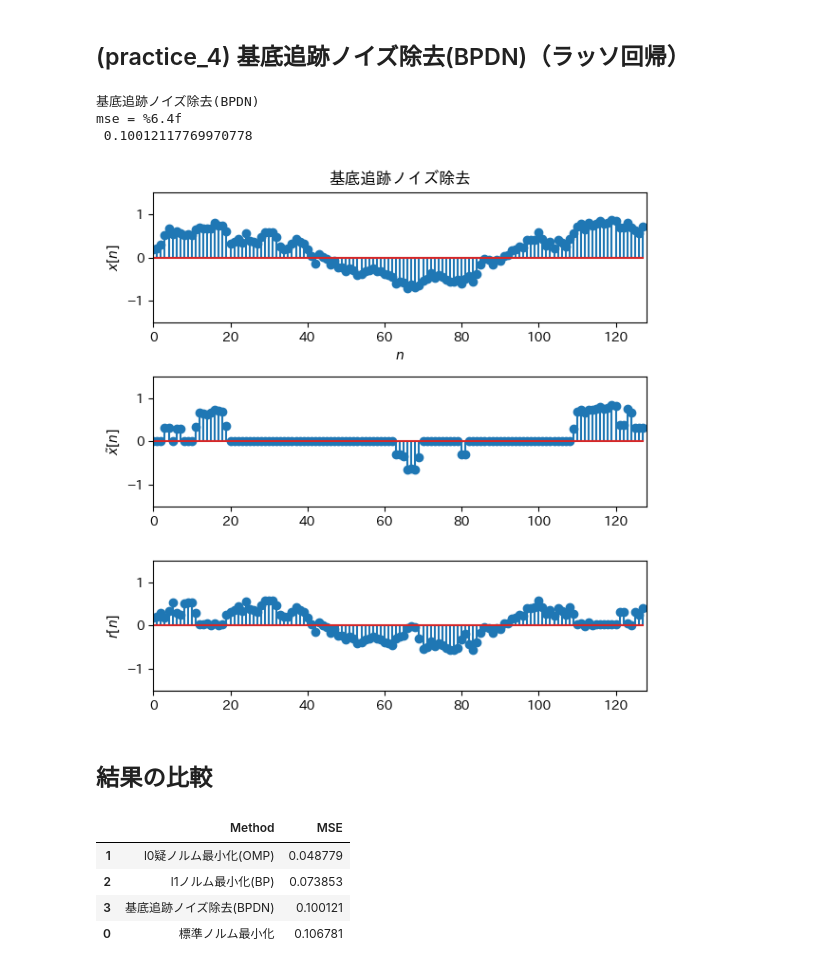
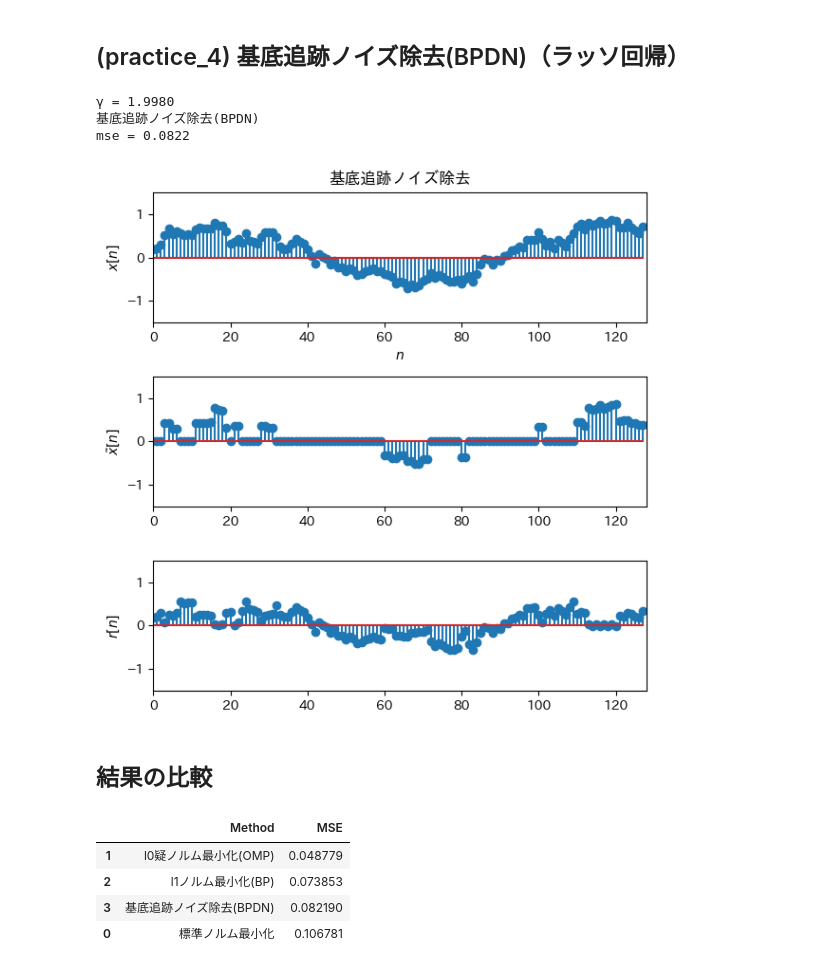
Before and after one commit to msiplab/AtipWork, a Jupyter notebook: python/sample_practice.ipynb, the cells around one changed output. Drawn from its saved outputs; the diff is of its cells as text; code cells hidden in the pictures.

```diff
--- a/python/sample_practice.ipynb
+++ b/python/sample_practice.ipynb
@@ -264,9 +261,13 @@ plt.ylabel('$x[n]$')
 plt.xlabel('$n$')
 plt.title('基底追跡ノイズ除去')
 
-# 係数の数，λ，収束条件の設定
+# 正則化パラメータλ，収束条件の設定
 lambda_ = 0.0306 # λ
 eps    = 1e-4  # ISTA の許容誤差（収束条件）
+
+# ステップサイズ0<γ<=2/βの設定
+gamma = (1-1e-3)* (2 / (np.linalg.norm(D,ord=2)**2))
+print("γ = %6.4f"%(gamma))
 
 # ソフト閾値関数
 soft_threshold = lambda x, th: np.sign(x) * np.maximum(np.abs(x) - th, 0)
@@ -279,39 +280,39 @@ while err > eps:
     ypre = y
     v = D @ ypre
     e = D.T @ (v - x)
-    y = soft_threshold(ypre - e, lambda_)
+    y = soft_threshold(ypre - gamma*e, lambda_)
     err = np.linalg.norm(y - ypre)**2 / np.linalg.norm(y)**2
 
 # 非線形近似
 y = y.ravel()
 ix = np.argsort(np.abs(y))[::-1]
 y[ix[K:]] = 0
 
 # 評価
 # 近似結果
 tx = D @ y
 plt.subplot(3,1,2)
 plt.stem(tx)
 plt.axis([0, N, -1.5, 1.5])
 plt.ylabel('$\\tilde{x}[n]$')
 
 # 近似誤差
 r = x - tx
 plt.subplot(3,1,3)
 plt.stem(r)
 plt.axis([0, N, -1.5, 1.5])
 plt.ylabel('$r[n]$')
 
 plt.tight_layout()
 
 print('基底追跡ノイズ除去(BPDN)')
 mse_bpdn = mse(x, tx)
-print('mse = %6.4f\n',mse_bpdn)
+print('mse = %6.4f'%mse_bpdn)
 # %% [output]
+γ = 1.9980
 基底追跡ノイズ除去(BPDN)
-mse = %6.4f
- 0.10012117769970778
+mse = 0.0822
-[figure, old version]
+[figure, new version]
 # %% [markdown]
 ## 結果の比較
 # %%
@@ -330,5 +331,5 @@ display(mse_df)
 |  | Method | MSE |
 | 1 | l0疑ノルム最小化(OMP) | 0.048779 |
 | 2 | l1ノルム最小化(BP) | 0.073853 |
-| 3 | 基底追跡ノイズ除去(BPDN) | 0.100121 |
+| 3 | 基底追跡ノイズ除去(BPDN) | 0.082190 |
 | 0 | 標準ノルム最小化 | 0.106781 |
```
Also changed, not shown: parts of 4 cells of this notebook.
